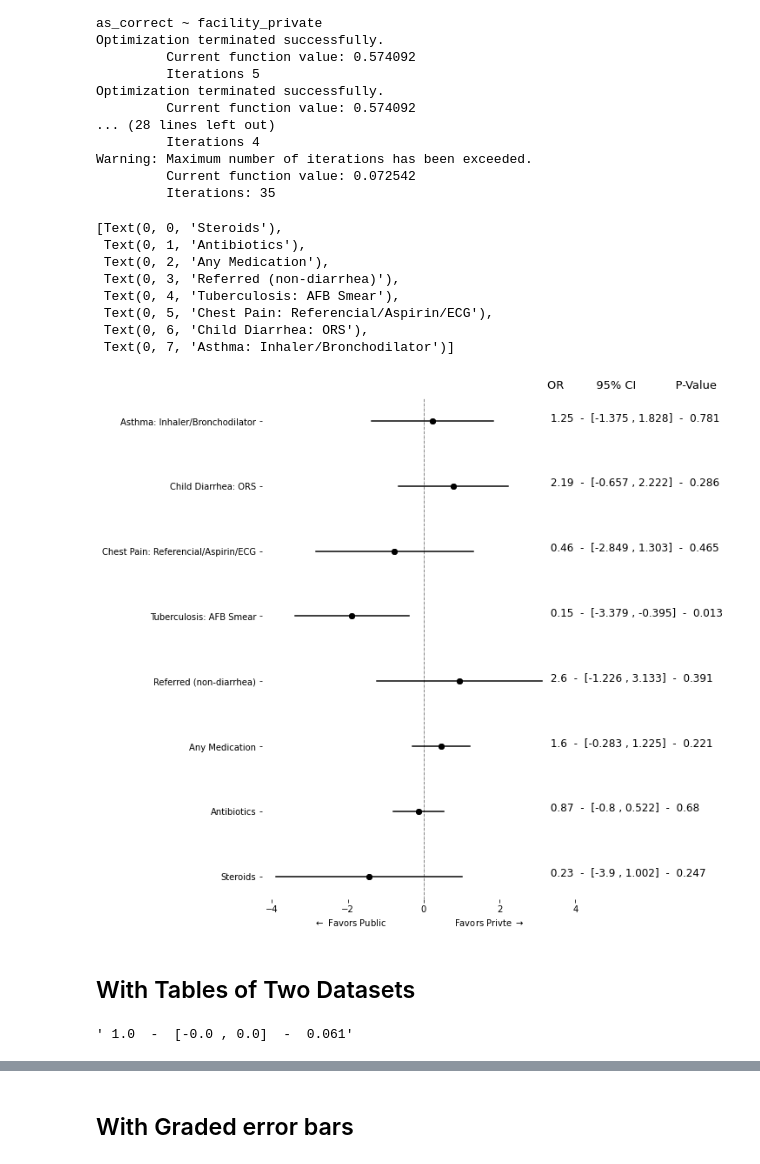
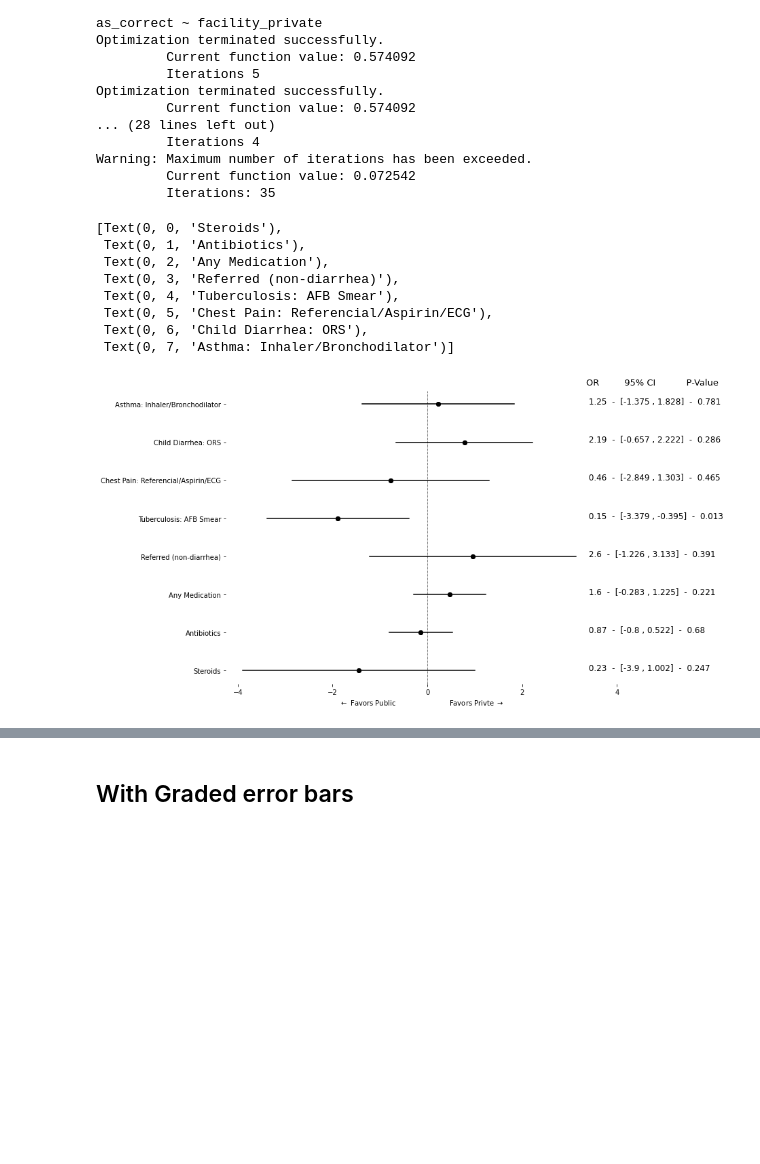
Before and after one commit to d2cml-ai/python_visual_library, a Jupyter notebook: python_notebooks/04_reg_coef.ipynb, the cells around one changed output, grey strips where cells are left out. Cells and saved outputs as stored; diff of their text form; code cells hidden in the pictures; blank space fills up the shorter version.

```diff
--- a/python_notebooks/04_reg_coef.ipynb
+++ b/python_notebooks/04_reg_coef.ipynb
@@ -123,39 +124,37 @@ for i in OR:
 df0["OR"] = new_or
 table_reg = (" " + df0["OR"].map(str) + "  -  " +  "[" + df0.l.map(str) + " , " + df0.u.map(str) + "]" + "  -  " + df0.p_value.map(str))[::-1]
 
-fig = plt.figure(figsize = (5, 8))
+fig = plt.figure(figsize = (8, 6))
 ax = fig.add_axes([.1, 1, 1, 1])
 
 for i in y[::-1]:
     ref_data = df1[df1["var"] == i]
     ax.plot("range_val", "var", data = ref_data, color = "black")
     ax.scatter("coef", "var", data = ref_data, color = "black")
 
 
 omit_all = ['left', 'right', 'top', 'bottom']
 
 ax.spines[omit_all].set_visible(False)
 
 ax.axvline(0, linestyle = "-.", lw = .5, color = "black")
 
 for i in range(8):
     lbl = table_reg.iloc[i]
-    ax.text(3.25, i, lbl, size=12)
+    ax.text(3.35, i, lbl, size=12)
 
-ax.text(3.25, 7.5, "OR         95% CI           P-Value", size = 13)
+ax.text(3.35, 7.5, "OR         95% CI           P-Value", size = 13)
 
 ax.set_xticks(np.arange(-4, 4.1, 2))
 ax.set_xlabel(r"$\leftarrow$ Favors Public                         Favors Privte $\rightarrow$")
 ax.set_yticklabels(y_label_t[::-1])
 # %% [output]
 [Text(0, 0, 'Steroids'),
  Text(0, 1, 'Antibiotics'),
  Text(0, 2, 'Any Medication'),
  Text(0, 3, 'Referred (non-diarrhea)'),
  Text(0, 4, 'Tuberculosis: AFB Smear'),
  Text(0, 5, 'Chest Pain: Referencial/Aspirin/ECG'),
  Text(0, 6, 'Child Diarrhea: ORS'),
  Text(0, 7, 'Asthma: Inhaler/Bronchodilator')]
-[figure, old version]
+[figure, new version]
-# %% [markdown]
-## With Tables of Two Datasets
@@ -248,4 +160,0 @@ df221 = pd.melt(df22, id_vars=['var', 'coef', "p_value"], var_name='range', valu
-# %%
-table_reg_1.iloc[1]
-# %% [output]
-' 1.0  -  [-0.0 , 0.0]  -  0.061'
```
Also changed, not shown: parts of 23 cells of this notebook, 1 other file.
